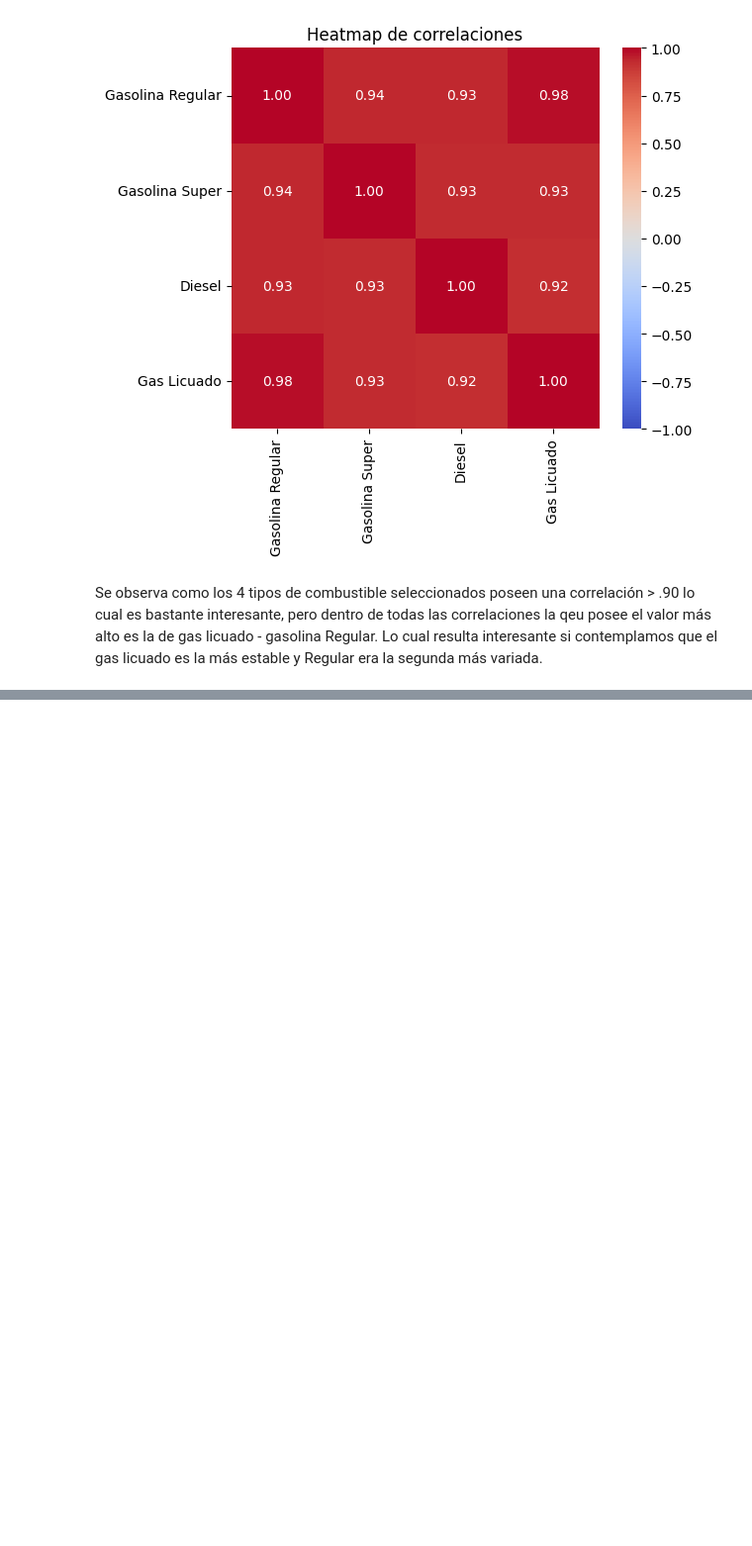
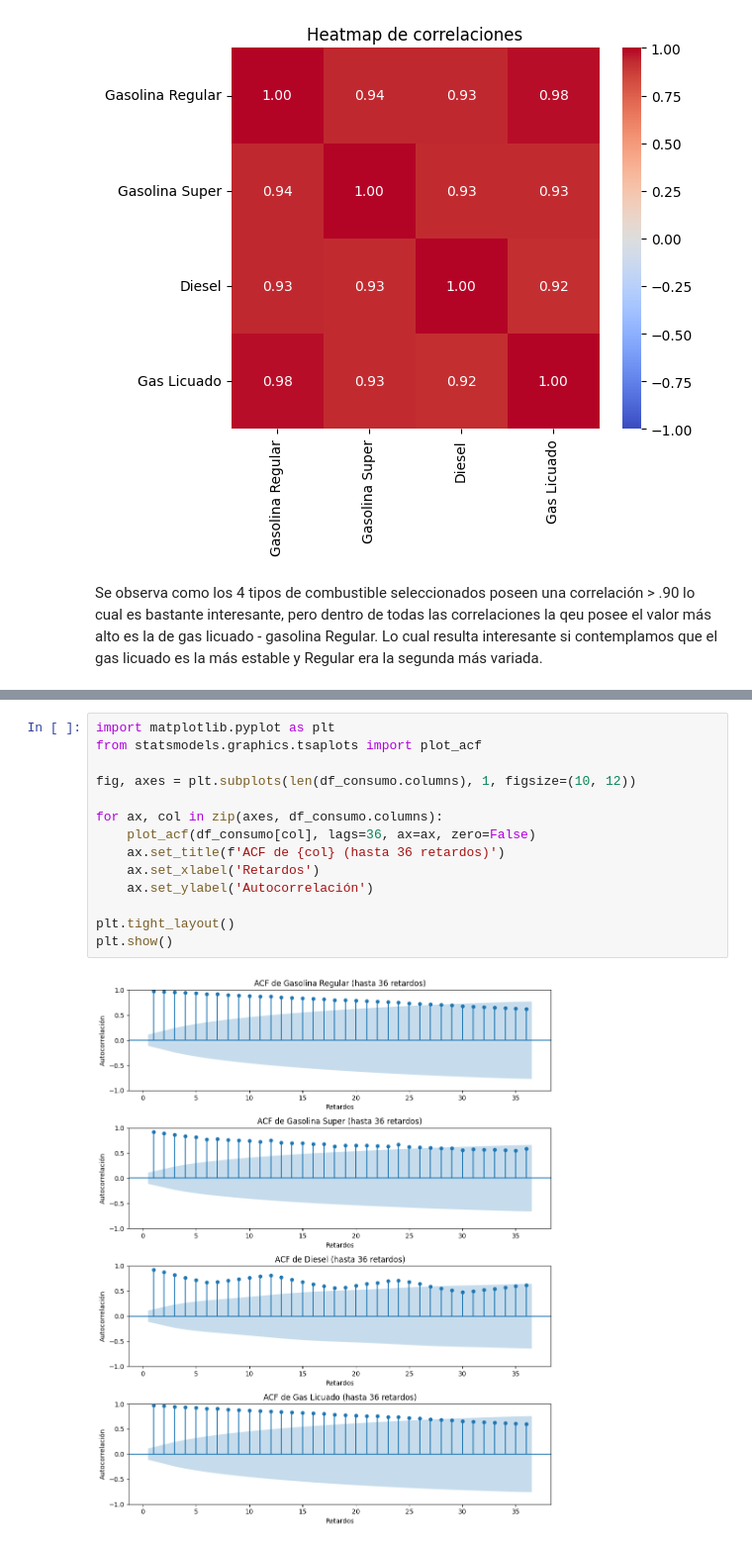
Before and after one commit to chuy-zip/DS_LAB1, a Jupyter notebook: series_time.ipynb, the cells around one changed output, grey strips where cells are left out. Shown at 99% size. Cells and saved outputs as stored; diff of their text form; blank space fills up the shorter version.

```diff
--- a/series_time.ipynb
+++ b/series_time.ipynb
@@ -103,0 +235,16 @@ Se observa como los 4 tipos de combustible seleccionados poseen una correlación
+# %%
+import matplotlib.pyplot as plt
+from statsmodels.graphics.tsaplots import plot_acf
+
+fig, axes = plt.subplots(len(df_consumo.columns), 1, figsize=(10, 12))
+
+for ax, col in zip(axes, df_consumo.columns):
+    plot_acf(df_consumo[col], lags=36, ax=ax, zero=False)
+    ax.set_title(f'ACF de {col} (hasta 36 retardos)')
+    ax.set_xlabel('Retardos')
+    ax.set_ylabel('Autocorrelación')
+
+plt.tight_layout()
+plt.show()
+# %% [output]
+[figure, added]
```
Also changed, not shown: parts of 13 cells of this notebook.
